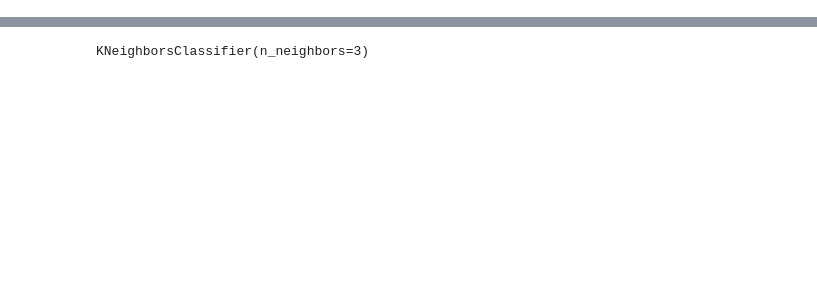
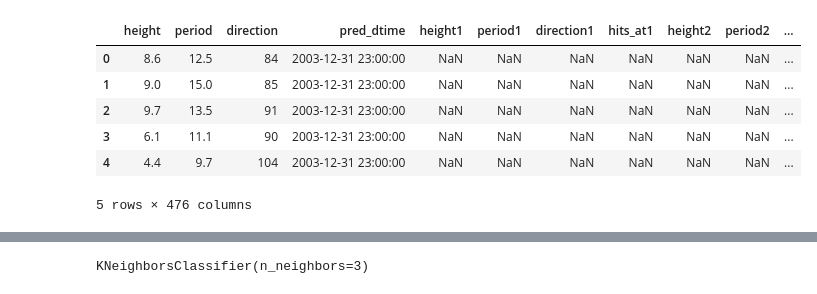
Before and after one commit to jimdowling/cjsurf, a Jupyter notebook: training-pipeline.ipynb, the cells around one changed output, grey strips where cells are left out. Saved outputs shown, nothing was run; the diff lists cells and outputs as text; code cells hidden in the pictures; blank space fills up the shorter version.

```diff
--- a/training-pipeline.ipynb
+++ b/training-pipeline.ipynb
@@ -75,3 +89,13 @@ X_train,y_train,X_test,y_test = fv.train_test_split(0.1)
+# %%
+X_train.head()
+# %% [output]
+|  | height | period | direction | pred_dtime | height1 | period1 | direction1 | hits_at1 | height2 | period2 | ... |
+| 0 | 8.6 | 12.5 | 84 | 2003-12-31 23:00:00 | NaN | NaN | NaN | NaN | NaN | NaN | ... |
+| 1 | 9.0 | 15.0 | 85 | 2003-12-31 23:00:00 | NaN | NaN | NaN | NaN | NaN | NaN | ... |
+| 2 | 9.7 | 13.5 | 91 | 2003-12-31 23:00:00 | NaN | NaN | NaN | NaN | NaN | NaN | ... |
+| 3 | 6.1 | 11.1 | 90 | 2003-12-31 23:00:00 | NaN | NaN | NaN | NaN | NaN | NaN | ... |
+| 4 | 4.4 | 9.7 | 104 | 2003-12-31 23:00:00 | NaN | NaN | NaN | NaN | NaN | NaN | ... |
+5 rows × 476 columns
 # %%
 td_version, td_job = fv.create_train_test_split(
     description = 'cjsurf training data',
```
Also changed, not shown: parts of 11 cells of this notebook, 3 other files.
